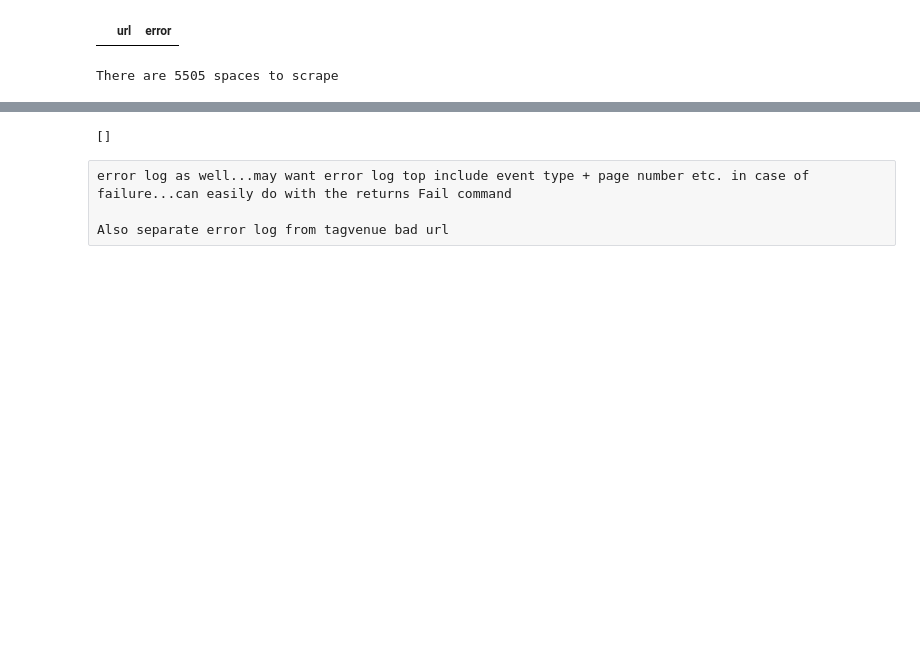
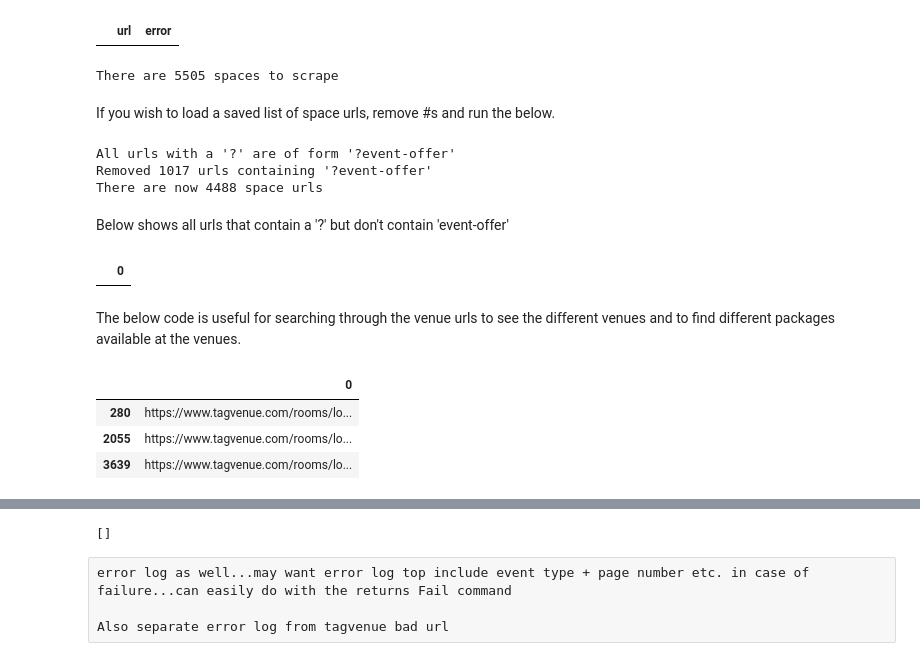
Before and after one commit to rhart-rup/London-Venue-Hire-Price-Prediction, a Jupyter notebook: Tag_Venue_Scrape.ipynb, the cells around one changed output, grey strips where cells are left out. Saved outputs shown, nothing was run; the diff lists cells and outputs as text; code cells hidden in the pictures; blank space fills up the shorter version.

Commit message:
Add check and remove ?event-offer urls

```diff
--- a/Tag_Venue_Scrape.ipynb
+++ b/Tag_Venue_Scrape.ipynb
@@ -84,7 +85,7 @@ def load_page(url):
 
     Handles and logs timout and connection errors. Calculates
     the time to wait by multiplying the time it took the page to
-    load by 3, then adding some random offset.
+    load by 2, then adding some random offset.
 
     keyword arguments:
     url -- url you wish to load in chrome
@@ -133,10 +134,10 @@ def load_page(url):
 def wait_time_calculation(page_load_time):
     """Returns time required to wait before loading next url
 
-    The wait time is 3 times the page_load_time, with
+    The wait time is 2 times the page_load_time, with
     random variation"""
 
-    average_wait_time = 3 * page_load_time
+    average_wait_time = 2 * page_load_time
     upper_wait_time = 1.33333 * average_wait_time
     lower_wait_time = 0.77777 * average_wait_time
     return random.uniform(lower_wait_time, upper_wait_time)
@@ -324,0 +331,2 @@ There are 5505 spaces to scrape
+# %% [markdown]
+If you wish to load a saved list of space urls, remove #s and run the below.
@@ -324,0 +338,38 @@ There are 5505 spaces to scrape
+# %%
+urls_df = pd.DataFrame(space_urls_unique)
+
+urls_with_qmark = urls_df[urls_df[0].str.contains('\?')].shape[0]
+urls_with_qmark_event_offer = urls_df[urls_df[0].str.contains('\?event-offer')].shape[0]
+if (urls_with_qmark == urls_with_qmark_event_offer):
+    print(f"All urls with a '?' are of form '?event-offer'" )
+else:
+    print(f"There are urls with '?' not of the form '?event-offer'")
+
+space_urls_cleaned = urls_df[~urls_df[0].str.contains('\?event-offer')].values.tolist()
+print(f"Removed {urls_with_qmark_event_offer} urls containing '?event-offer' \nThere are now {len(space_urls_cleaned)} space urls")
+# %% [output]
+All urls with a '?' are of form '?event-offer'
+Removed 1017 urls containing '?event-offer'
+There are now 4488 space urls
+# %% [markdown]
+Below shows all urls that contain a '?' but don't contain 'event-offer'
+# %%
+view = urls_df[(urls_df[0].str.contains('\?'))&(~urls_df[0].str.contains('event-offer'))]
+view.style.format({0: make_clickable})
+# %% [output]
+|  | 0 |
+# %% [markdown]
+The below code is useful for searching through the venue urls to see the different venues and to find different packages available at the venues.
+# %%
+# Switch between space_urls_unique and space_urls_cleaned to
+# get with and without packages, and to find specific venues
+# or venues with packages e.g. search for '\?event-offer=wedding'
+# to get venues with wedding packages
+urls_df = pd.DataFrame(space_urls_unique)
+view = urls_df[urls_df[0].str.contains('south')]
+view.style.format({0: make_clickable})
+# %% [output]
+|  | 0 |
+| 280 | https://www.tagvenue.com/rooms/lo... |
+| 2055 | https://www.tagvenue.com/rooms/lo... |
+| 3639 | https://www.tagvenue.com/rooms/lo... |
```
Also changed, not shown: parts of 6 cells of this notebook.
